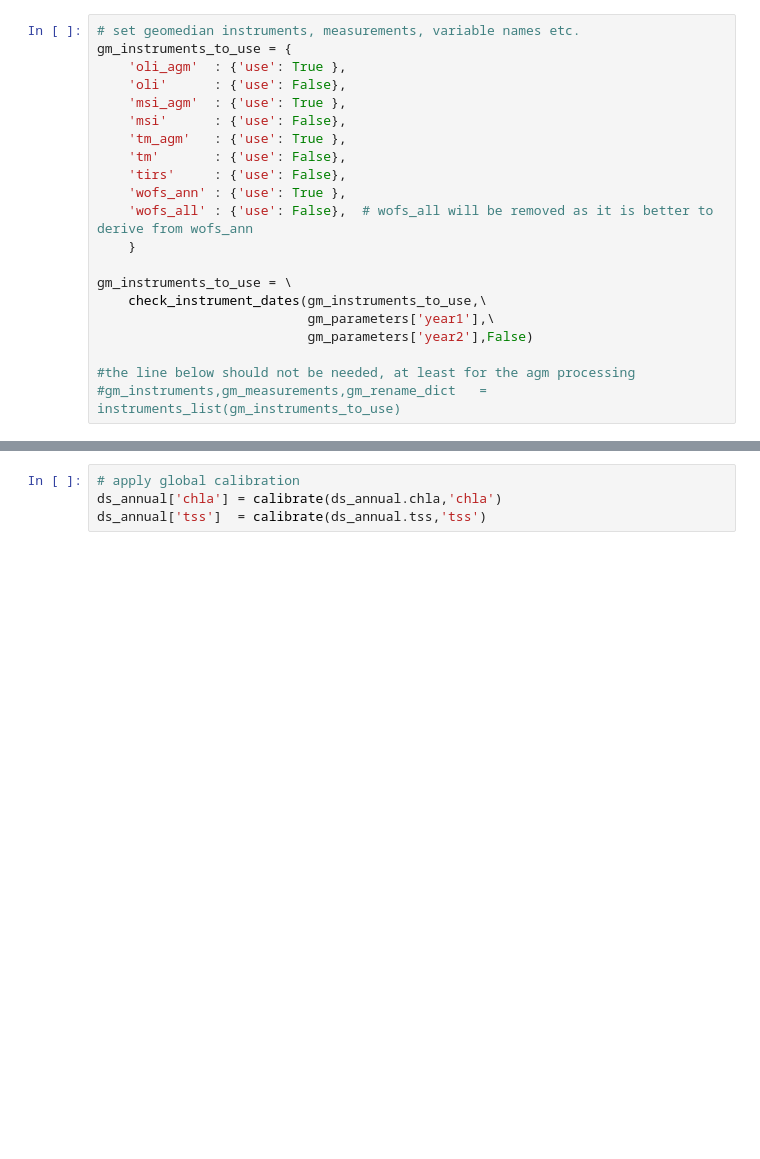
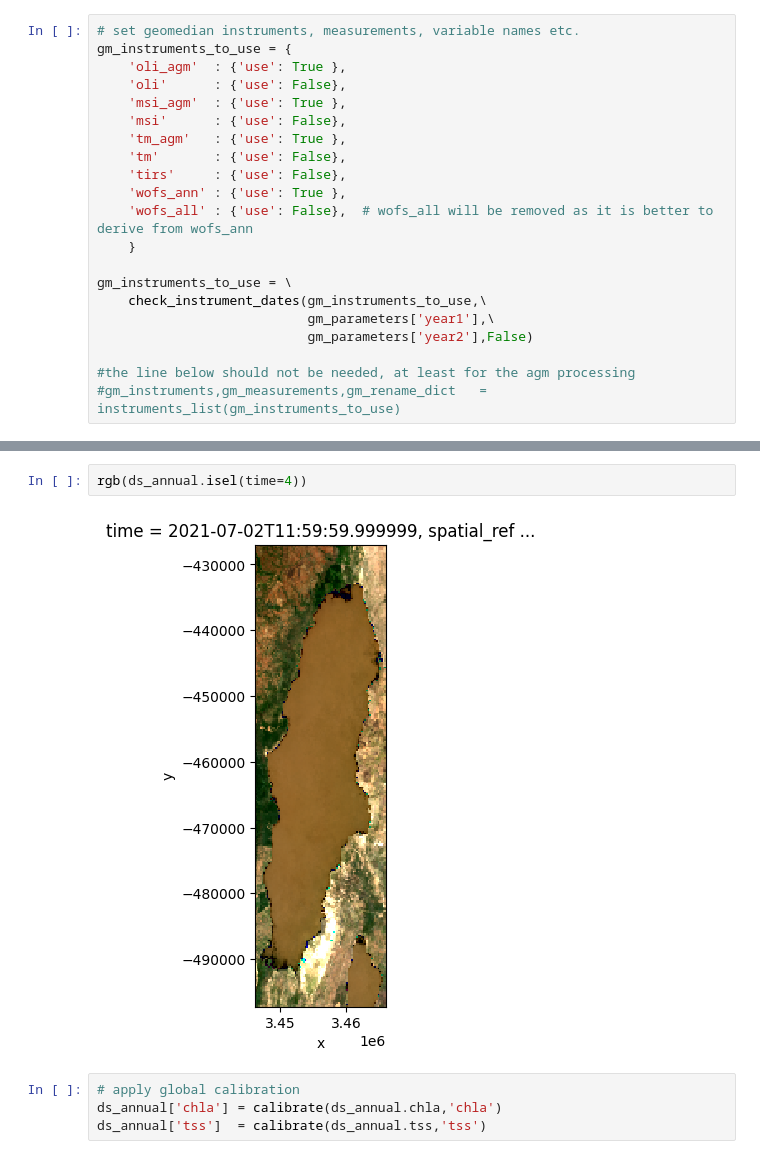
Before and after one commit to digitalearthafrica/deafrica_water_quality, a Jupyter notebook: WP2.1/WP2.1.ipynb, the cells around one changed output, grey strips where cells are left out. Drawn from its saved outputs; the diff is of its cells as text; blank space fills up the shorter version.

```diff
--- a/WP2.1/WP2.1.ipynb
+++ b/WP2.1/WP2.1.ipynb
@@ -308,3 +294,7 @@ loading data for  wofs_ann ...
+# %%
+rgb(ds_annual.isel(time=4))
+# %% [output]
+[figure, added]
 # %%
 # apply global calibration
 ds_annual['chla'] = calibrate(ds_annual.chla,'chla')
```
Also changed, not shown: parts of 10 cells of this notebook.
